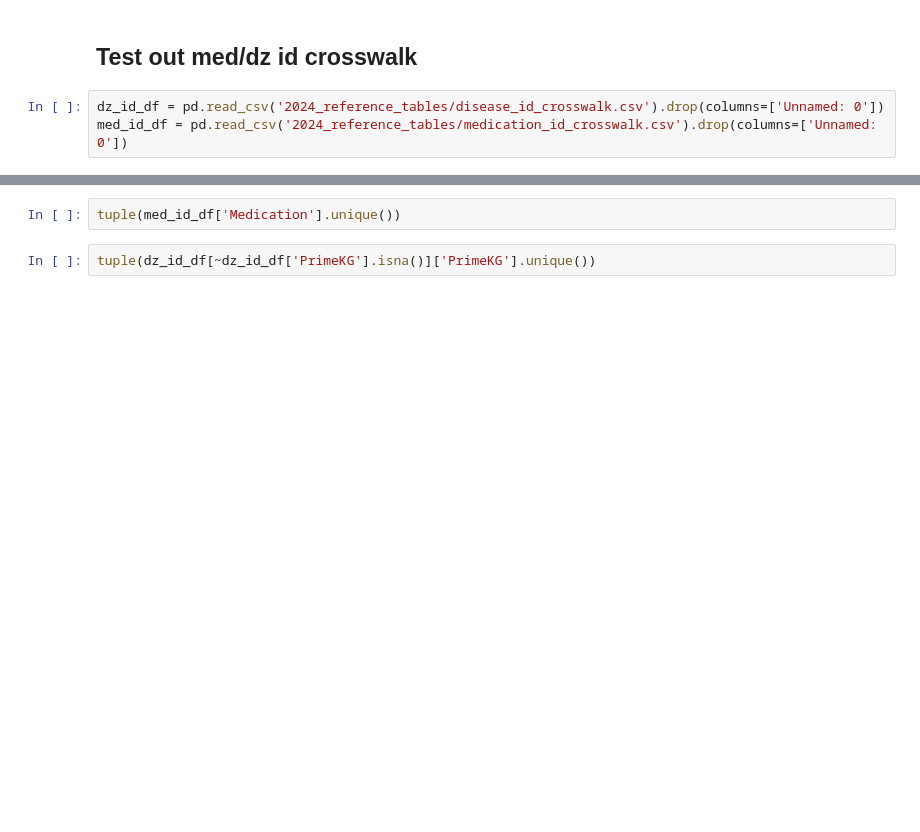
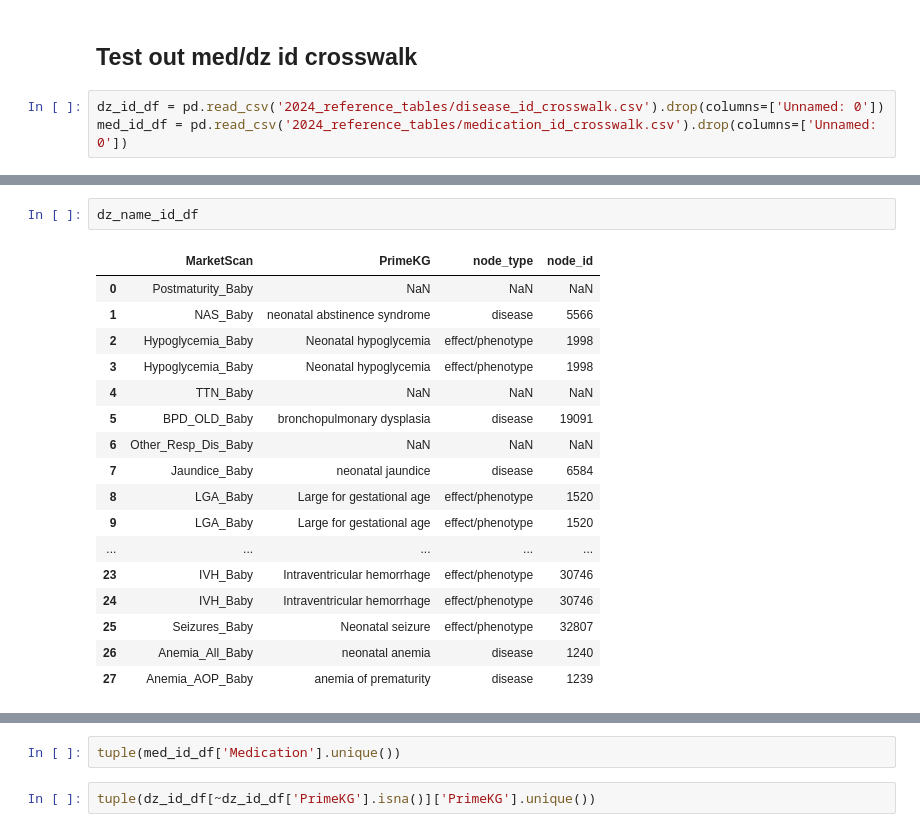
Before and after one commit to yerakim824/PregMedNet, a Jupyter notebook: Interactive_Webapp/Test_Previous_Formulas.ipynb, the cells around one changed output, grey strips where cells are left out. Saved outputs shown, nothing was run; the diff lists cells and outputs as text; blank space fills up the shorter version.

```diff
--- a/Interactive_Webapp/Test_Previous_Formulas.ipynb
+++ b/Interactive_Webapp/Test_Previous_Formulas.ipynb
@@ -630,0 +760,20 @@ med_id_df = pd.read_csv('2024_reference_tables/medication_id_crosswalk.csv').dro
+# %%
+dz_name_id_df
+# %% [output]
+|  | MarketScan | PrimeKG | node_type | node_id |
+| 0 | Postmaturity_Baby | NaN | NaN | NaN |
+| 1 | NAS_Baby | neonatal abstinence syndrome | disease | 5566 |
+| 2 | Hypoglycemia_Baby | Neonatal hypoglycemia | effect/phenotype | 1998 |
+| 3 | Hypoglycemia_Baby | Neonatal hypoglycemia | effect/phenotype | 1998 |
+| 4 | TTN_Baby | NaN | NaN | NaN |
+| 5 | BPD_OLD_Baby | bronchopulmonary dysplasia | disease | 19091 |
+| 6 | Other_Resp_Dis_Baby | NaN | NaN | NaN |
+| 7 | Jaundice_Baby | neonatal jaundice | disease | 6584 |
+| 8 | LGA_Baby | Large for gestational age | effect/phenotype | 1520 |
+| 9 | LGA_Baby | Large for gestational age | effect/phenotype | 1520 |
+| ... | ... | ... | ... | ... |
+| 23 | IVH_Baby | Intraventricular hemorrhage | effect/phenotype | 30746 |
+| 24 | IVH_Baby | Intraventricular hemorrhage | effect/phenotype | 30746 |
+| 25 | Seizures_Baby | Neonatal seizure | effect/phenotype | 32807 |
+| 26 | Anemia_All_Baby | neonatal anemia | disease | 1240 |
+| 27 | Anemia_AOP_Baby | anemia of prematurity | disease | 1239 |
```
Also changed, not shown: parts of 14 cells of this notebook, 2 other files.
